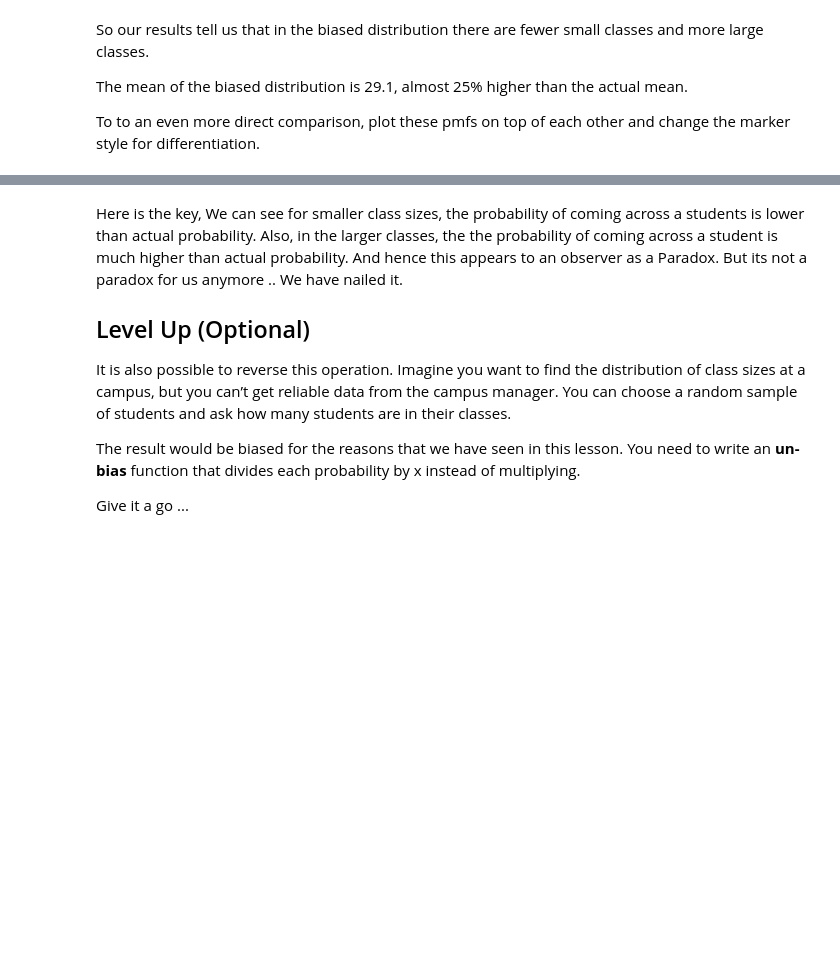
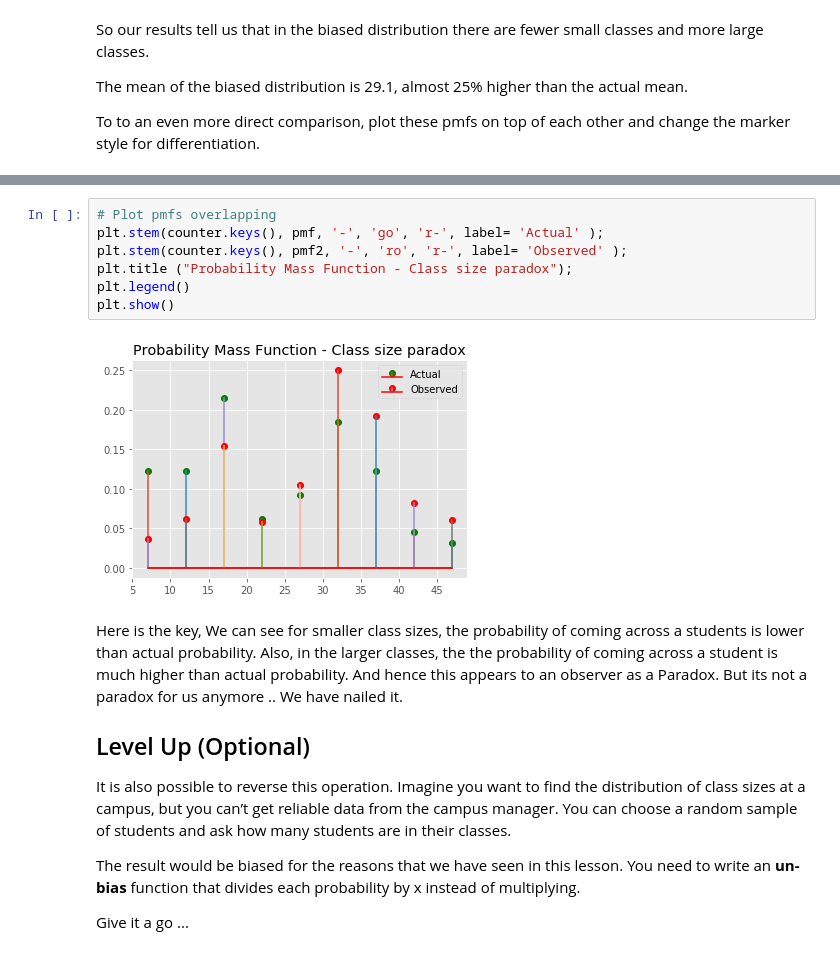
Before and after one commit to AlludedCrabb/dsc-1-09-07-the-probability-mass-function-lab-seattle-ds-career-040119, a Jupyter notebook: index.ipynb, the cells around one changed output, grey strips where cells are left out. Saved outputs shown, nothing was run; the diff lists cells and outputs as text; blank space fills up the shorter version.

```diff
--- a/index.ipynb
+++ b/index.ipynb
@@ -196,3 +192,12 @@ To to an even more direct comparison, plot these pmfs on top of each other and c
+# %%
+# Plot pmfs overlapping
+plt.stem(counter.keys(), pmf, '-', 'go', 'r-', label= 'Actual' );
+plt.stem(counter.keys(), pmf2, '-', 'ro', 'r-', label= 'Observed' );
+plt.title ("Probability Mass Function - Class size paradox");
+plt.legend()
+plt.show()
+# %% [output]
+[figure, added]
 # %% [markdown]
 Here is the key, We can see for smaller class sizes, the probability of coming across a students is lower than actual probability. Also, in the larger classes, the the probability of coming across a student is much higher than actual probability. And hence this appears to an observer as a Paradox. But its not a paradox for us anymore .. We have nailed it.
 
```
Also changed, not shown: parts of 1 cell of this notebook.
